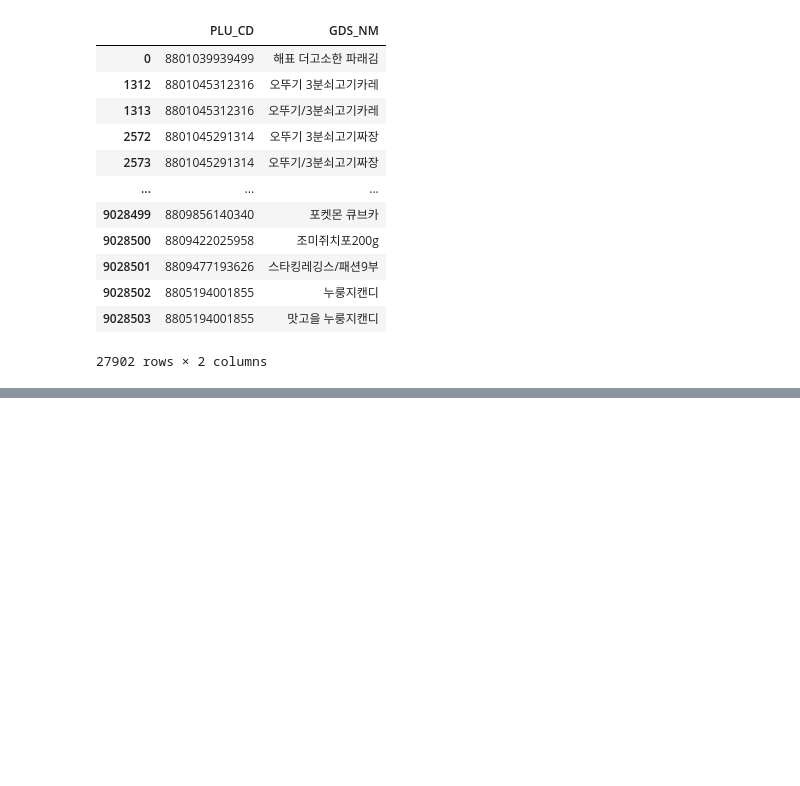
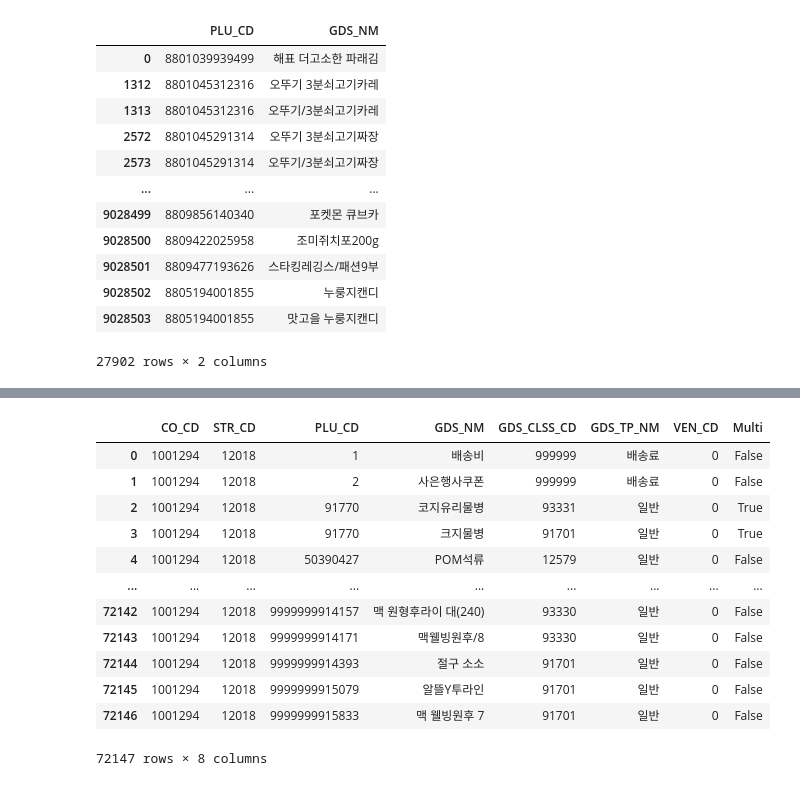
Before and after one commit to shinjangwoon/Store_Analysis, a Jupyter notebook: EDA/EDA.ipynb, the cells around one changed output, grey strips where cells are left out. Drawn from its saved outputs; the diff is of its cells as text; code cells hidden in the pictures; blank space fills up the shorter version.

```diff
--- a/EDA/EDA.ipynb
+++ b/EDA/EDA.ipynb
@@ -580,0 +646,17 @@ plu_mer.drop_duplicates()
+# %%
+df_2 = pd.merge(df, df_1)
+df_2
+# %% [output]
+|  | CO_CD | STR_CD | PLU_CD | GDS_NM | GDS_CLSS_CD | GDS_TP_NM | VEN_CD | Multi |
+| 0 | 1001294 | 12018 | 1 | 배송비 | 999999 | 배송료 | 0 | False |
+| 1 | 1001294 | 12018 | 2 | 사은행사쿠폰 | 999999 | 배송료 | 0 | False |
+| 2 | 1001294 | 12018 | 91770 | 코지유리물병 | 93331 | 일반 | 0 | True |
+| 3 | 1001294 | 12018 | 91770 | 크지물병 | 91701 | 일반 | 0 | True |
+| 4 | 1001294 | 12018 | 50390427 | POM석류 | 12579 | 일반 | 0 | False |
+| ... | ... | ... | ... | ... | ... | ... | ... | ... |
+| 72142 | 1001294 | 12018 | 9999999914157 | 맥 원형후라이 대(240) | 93330 | 일반 | 0 | False |
+| 72143 | 1001294 | 12018 | 9999999914171 | 맥웰빙원후/8 | 93330 | 일반 | 0 | False |
+| 72144 | 1001294 | 12018 | 9999999914393 | 절구 소소 | 91701 | 일반 | 0 | False |
+| 72145 | 1001294 | 12018 | 9999999915079 | 알뜰Y투라인 | 91701 | 일반 | 0 | False |
+| 72146 | 1001294 | 12018 | 9999999915833 | 맥 웰빙원후 7 | 91701 | 일반 | 0 | False |
+72147 rows × 8 columns
```
Also changed, not shown: parts of 16 cells of this notebook.
